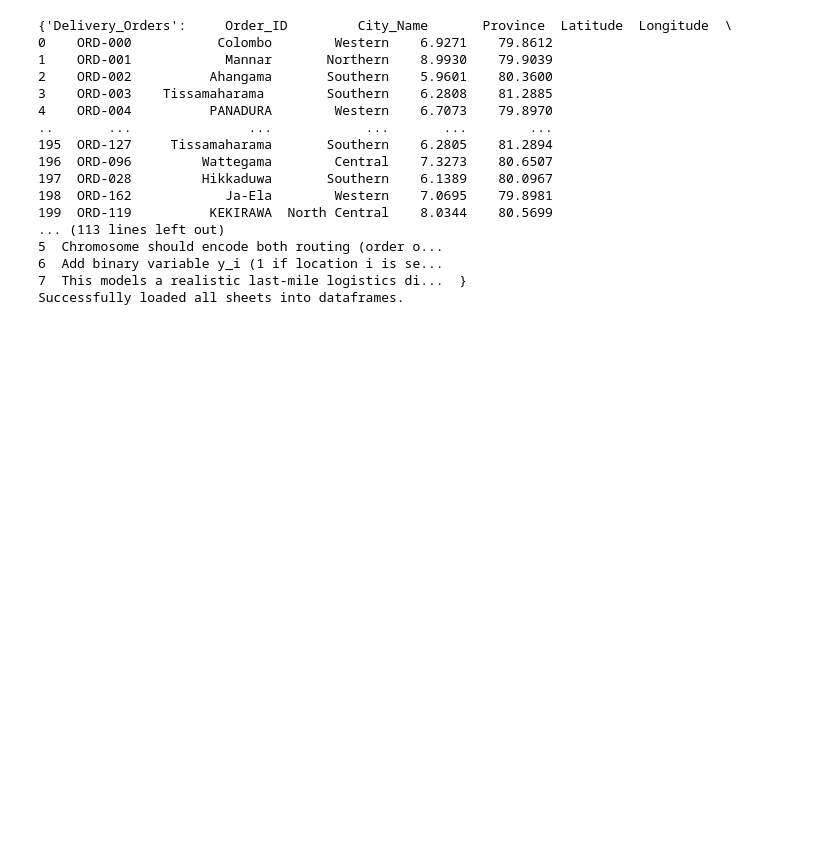
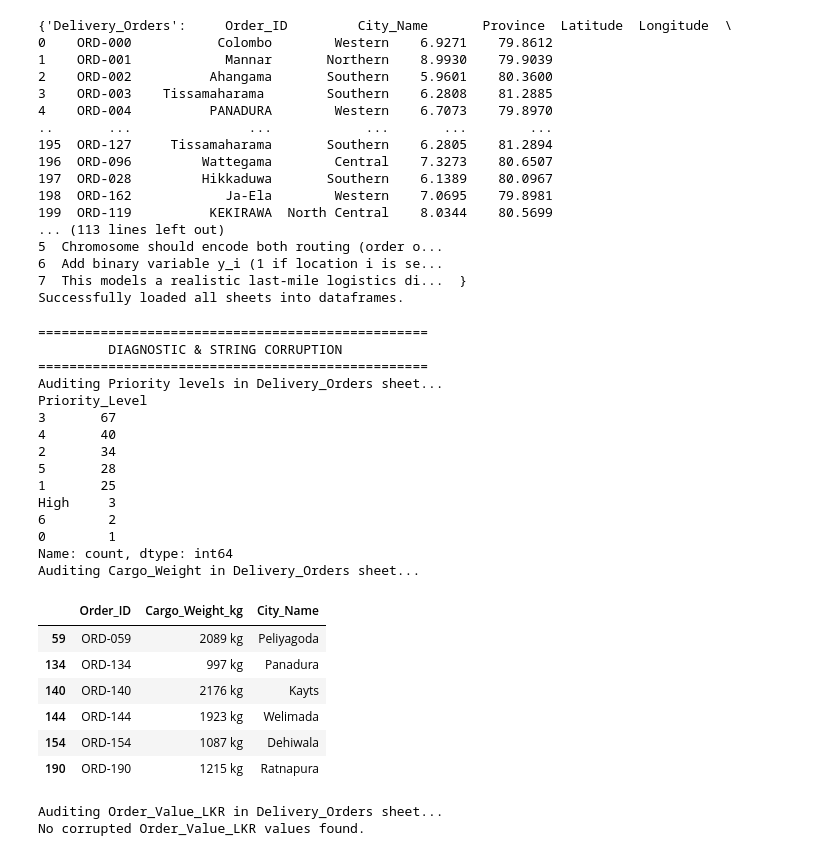
Before and after one commit to goyumsamuditha/Q3_Route_Scheduler, a Jupyter notebook: notebooks/ETL_Data_Prep.ipynb, the cells around one changed output. Drawn from its saved outputs; the diff is of its cells as text; code cells hidden in the pictures; blank space fills up the shorter version.

```diff
--- a/notebooks/ETL_Data_Prep.ipynb
+++ b/notebooks/ETL_Data_Prep.ipynb
@@ -43,3 +43,52 @@ print("Successfully loaded all sheets into dataframes.")
 6  Add binary variable y_i (1 if location i is se...
 7  This models a realistic last-mile logistics di...  }
 Successfully loaded all sheets into dataframes.
+# %%
+print("==================================================")
+print("         DIAGNOSTIC & STRING CORRUPTION           ")
+print("==================================================")
+
+# Audit Priority level
+print("Auditing Priority levels in Delivery_Orders sheet...")
+print(delivery_orders['Priority_Level'].value_counts(dropna=False))
+
+# Audit cargo weight
+print("Auditing Cargo_Weight in Delivery_Orders sheet...")
+corrupted_cargo_weight = delivery_orders[pd.to_numeric(delivery_orders['Cargo_Weight_kg'], errors='coerce').isnull() & delivery_orders['Cargo_Weight_kg'].notnull()]
+if not corrupted_cargo_weight.empty:
+    display(corrupted_cargo_weight[['Order_ID', 'Cargo_Weight_kg','City_Name']].head(10))
+else:
+    print("No corrupted Cargo_Weight_kg values found.")
+
+# Audit Order value
+print("Auditing Order_Value_LKR in Delivery_Orders sheet...")
+corrupted_order_value = delivery_orders[pd.to_numeric(delivery_orders['Order_Value_LKR'], errors ='coerce').isnull() & delivery_orders['Order_Value_LKR'].notnull()]
+if not corrupted_order_value.empty:
+    display(corrupted_order_value[['Order_ID', 'Order_Value_LKR','City_Name']].head(10))
+else:
+    print("No corrupted Order_Value_LKR values found.")
+# %% [output]
+==================================================
+         DIAGNOSTIC & STRING CORRUPTION
+==================================================
+Auditing Priority levels in Delivery_Orders sheet...
+Priority_Level
+3       67
+4       40
+2       34
+5       28
+1       25
+High     3
+6        2
+0        1
+Name: count, dtype: int64
+Auditing Cargo_Weight in Delivery_Orders sheet...
+|  | Order_ID | Cargo_Weight_kg | City_Name |
+| 59 | ORD-059 | 2089 kg | Peliyagoda |
+| 134 | ORD-134 | 997 kg | Panadura |
+| 140 | ORD-140 | 2176 kg | Kayts |
+| 144 | ORD-144 | 1923 kg | Welimada |
+| 154 | ORD-154 | 1087 kg | Dehiwala |
+| 190 | ORD-190 | 1215 kg | Ratnapura |
+Auditing Order_Value_LKR in Delivery_Orders sheet...
+No corrupted Order_Value_LKR values found.
```
Also changed, not shown: parts of 3 cells of this notebook.
